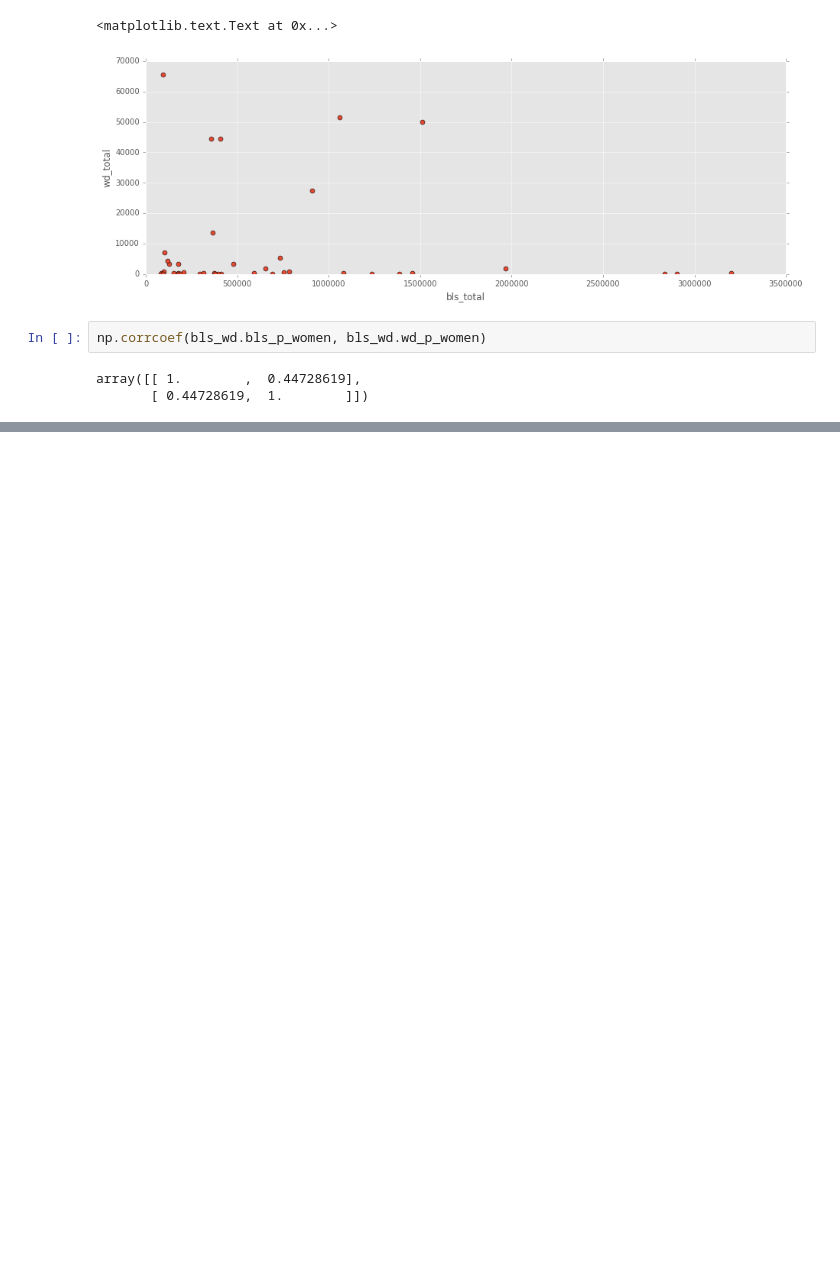
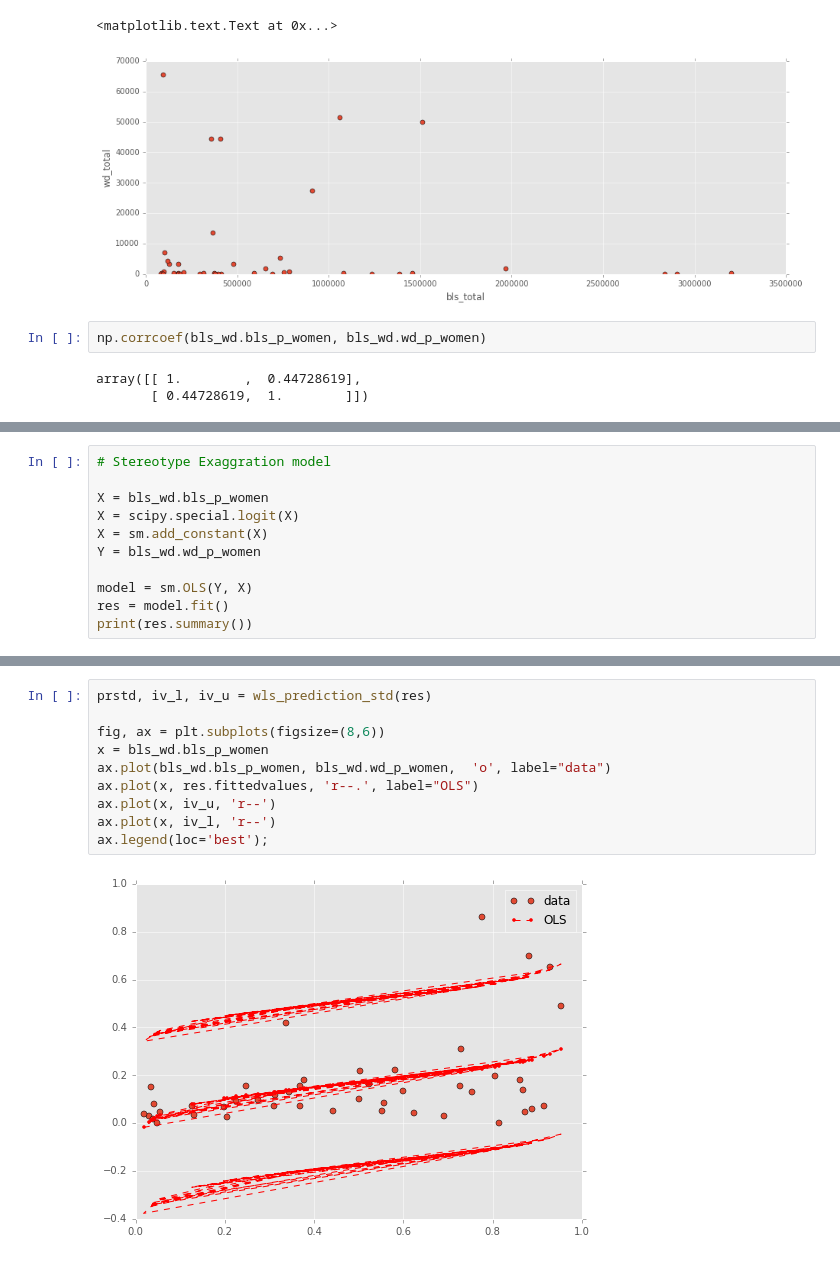
Before and after one commit to notconfusing/WIGI, a Jupyter notebook: analysis/analyze_bls_wd.ipynb, the cells around one changed output, grey strips where cells are left out. Cells and saved outputs as stored; diff of their text form; blank space fills up the shorter version.

Commit message:
Add plots for Stereotype Exaggration
Signed-off-by: Harsh Gupta <gupta.harsh96@gmail.com>

```diff
--- a/analysis/analyze_bls_wd.ipynb
+++ b/analysis/analyze_bls_wd.ipynb
@@ -97,0 +99,11 @@ ax.legend(loc='best');
+# %%
+# Stereotype Exaggration model
+
+X = bls_wd.bls_p_women
+X = scipy.special.logit(X)
+X = sm.add_constant(X)
+Y = bls_wd.wd_p_women
+
+model = sm.OLS(Y, X)
+res = model.fit()
+print(res.summary())
@@ -97,0 +128,12 @@ ax.legend(loc='best');
+# %%
+prstd, iv_l, iv_u = wls_prediction_std(res)
+
+fig, ax = plt.subplots(figsize=(8,6))
+x = bls_wd.bls_p_women
+ax.plot(bls_wd.bls_p_women, bls_wd.wd_p_women,  'o', label="data")
+ax.plot(x, res.fittedvalues, 'r--.', label="OLS")
+ax.plot(x, iv_u, 'r--')
+ax.plot(x, iv_l, 'r--')
+ax.legend(loc='best');
+# %% [output]
+[figure, added]
```
Also changed, not shown: parts of 9 cells of this notebook.
